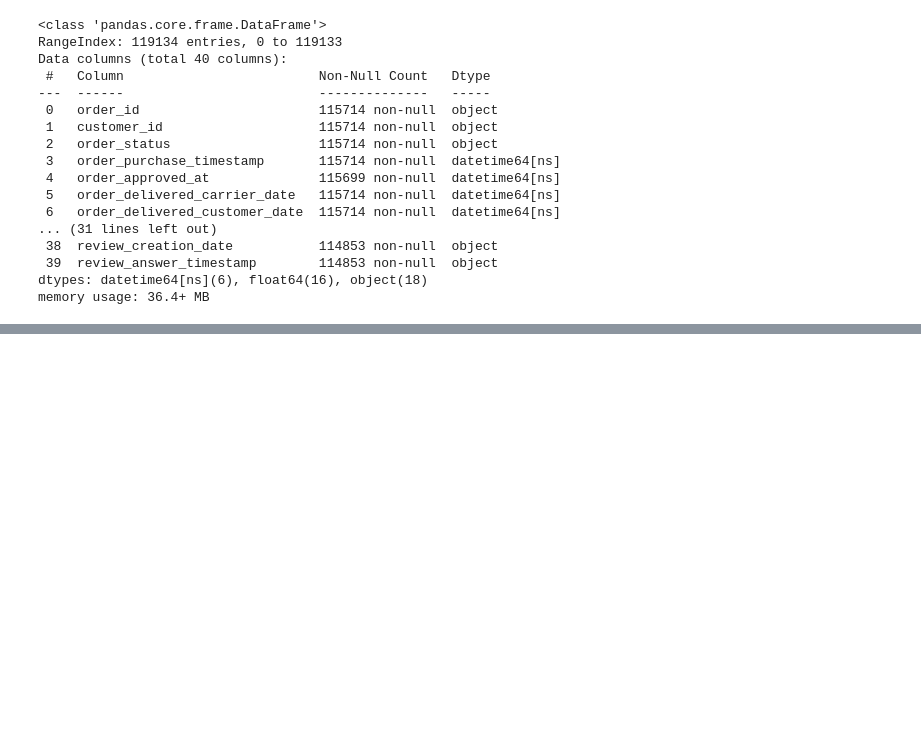
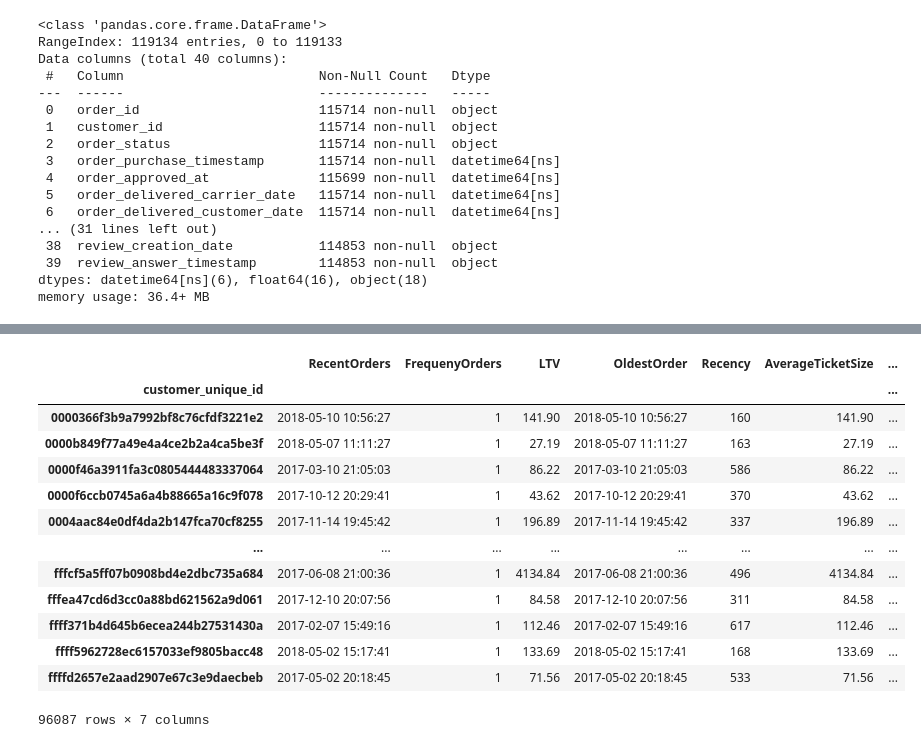
Before and after one commit to sangeeth-sadanand/LogicMojo-AI-ML-March26-Sangeeth, a Jupyter notebook: 004_Project/001_customer_360/main.ipynb, the cells around one changed output, grey strips where cells are left out. Drawn from its saved outputs; the diff is of its cells as text; code cells hidden in the pictures; blank space fills up the shorter version.

Commit message:
made changes to customer_360

```diff
--- a/004_Project/001_customer_360/main.ipynb
+++ b/004_Project/001_customer_360/main.ipynb
@@ -5,6 +5,14 @@ import pandas as pd
 import seaborn as sns
 from pathlib import Path
 from IPython.display import display
+from datetime import datetime
+from plotly.subplots import make_subplots
+import plotly.graph_objects as go
+
+## Assumption todays date
+
+#TODAYS_DATE = datetime.now()
+TODAYS_DATE = datetime(2018, 10,18)
 # %%
 DATASET_FOLDER = Path.cwd() / "data_points"
 # %% [markdown]
@@ -414,0 +451,26 @@ memory usage: 36.4+ MB
+# %%
+RFM_features = fact.groupby("customer_unique_id").agg(
+    RecentOrders=("order_purchase_timestamp", lambda x: x.max()),
+    FrequenyOrders=("order_id", lambda x: x.nunique()),
+    LTV=("payment_value", lambda x:x.sum()),
+    OldestOrder=("order_purchase_timestamp", lambda x: x.min())
+)
+RFM_features["Recency"] =(TODAYS_DATE - RFM_features.RecentOrders).dt.days
+RFM_features['AverageTicketSize'] = RFM_features.LTV / RFM_features.FrequenyOrders
+RFM_features["TimetoNextPurchase"] = ((RFM_features.RecentOrders - RFM_features.OldestOrder).dt.days / (RFM_features.FrequenyOrders - 1))
+RFM_features
+# %% [output]
+|  | RecentOrders | FrequenyOrders | LTV | OldestOrder | Recency | AverageTicketSize | ... |
+| customer_unique_id |  |  |  |  |  |  | ... |
+| 0000366f3b9a7992bf8c76cfdf3221e2 | 2018-05-10 10:56:27 | 1 | 141.90 | 2018-05-10 10:56:27 | 160 | 141.90 | ... |
+| 0000b849f77a49e4a4ce2b2a4ca5be3f | 2018-05-07 11:11:27 | 1 | 27.19 | 2018-05-07 11:11:27 | 163 | 27.19 | ... |
+| 0000f46a3911fa3c0805444483337064 | 2017-03-10 21:05:03 | 1 | 86.22 | 2017-03-10 21:05:03 | 586 | 86.22 | ... |
+| 0000f6ccb0745a6a4b88665a16c9f078 | 2017-10-12 20:29:41 | 1 | 43.62 | 2017-10-12 20:29:41 | 370 | 43.62 | ... |
+| 0004aac84e0df4da2b147fca70cf8255 | 2017-11-14 19:45:42 | 1 | 196.89 | 2017-11-14 19:45:42 | 337 | 196.89 | ... |
+| ... | ... | ... | ... | ... | ... | ... | ... |
+| fffcf5a5ff07b0908bd4e2dbc735a684 | 2017-06-08 21:00:36 | 1 | 4134.84 | 2017-06-08 21:00:36 | 496 | 4134.84 | ... |
+| fffea47cd6d3cc0a88bd621562a9d061 | 2017-12-10 20:07:56 | 1 | 84.58 | 2017-12-10 20:07:56 | 311 | 84.58 | ... |
+| ffff371b4d645b6ecea244b27531430a | 2017-02-07 15:49:16 | 1 | 112.46 | 2017-02-07 15:49:16 | 617 | 112.46 | ... |
+| ffff5962728ec6157033ef9805bacc48 | 2018-05-02 15:17:41 | 1 | 133.69 | 2018-05-02 15:17:41 | 168 | 133.69 | ... |
+| ffffd2657e2aad2907e67c3e9daecbeb | 2017-05-02 20:18:45 | 1 | 71.56 | 2017-05-02 20:18:45 | 533 | 71.56 | ... |
+96087 rows × 7 columns
```
Also changed, not shown: parts of 14 cells of this notebook, 1 other file.
